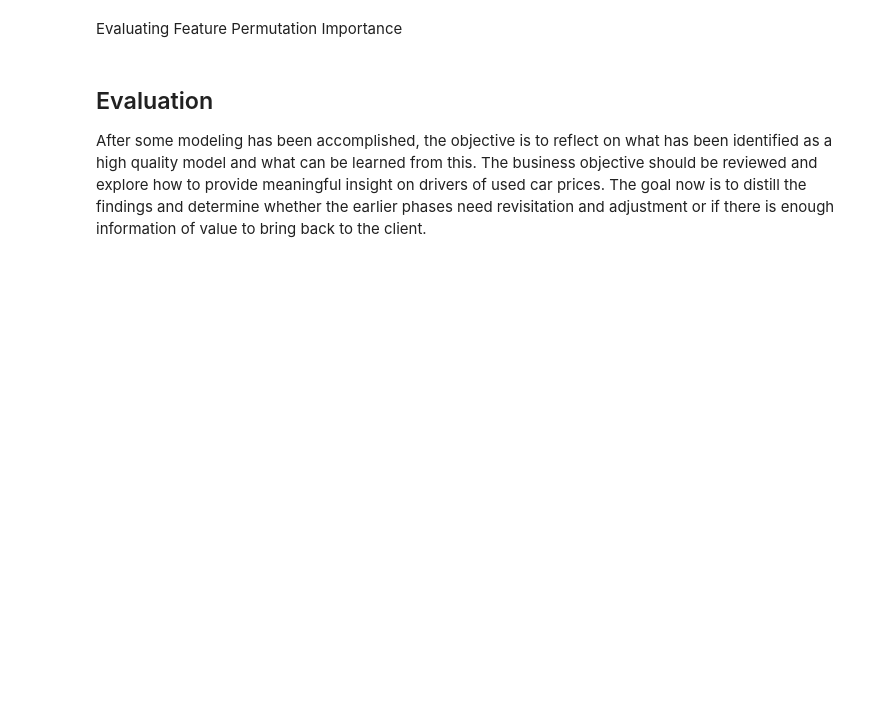
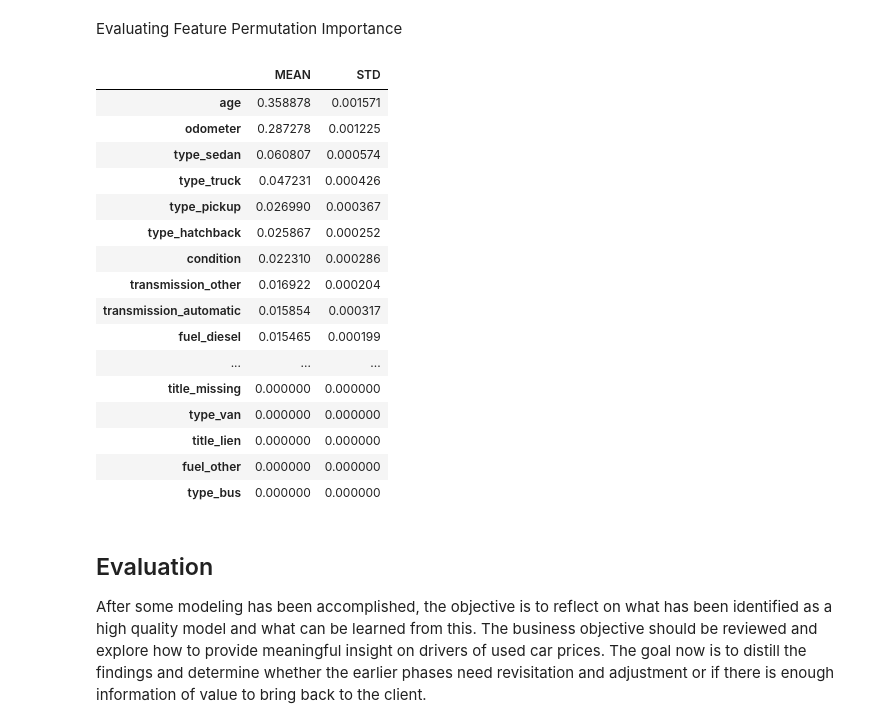
Before and after one commit to ricardoyepez01/assignment-11.1, a Jupyter notebook: ryepez_Module-11.ipynb, the cells around one changed output. Saved outputs shown, nothing was run; the diff lists cells and outputs as text; code cells hidden in the pictures; blank space fills up the shorter version.

```diff
--- a/ryepez_Module-11.ipynb
+++ b/ryepez_Module-11.ipynb
@@ -1380,8 +1387,26 @@ Evaluating Feature Permutation Importance
 lasso_fpi = permutation_importance(lasso_model, X_train, y_train, n_repeats=25, random_state=42)
 # %%
 lasso_imp = pd.DataFrame({'MEAN':lasso_fpi['importances_mean'],'STD':lasso_fpi['importances_std']},
-                              index=X_train.columns).sort_values(by=['MEAN'],ascending=False)
-lasso_imp
+                              index=X_train.columns)
+lasso_imp.sort_values(by=['MEAN'],ascending=False)
+# %% [output]
+|  | MEAN | STD |
+| age | 0.358878 | 0.001571 |
+| odometer | 0.287278 | 0.001225 |
+| type_sedan | 0.060807 | 0.000574 |
+| type_truck | 0.047231 | 0.000426 |
+| type_pickup | 0.026990 | 0.000367 |
+| type_hatchback | 0.025867 | 0.000252 |
+| condition | 0.022310 | 0.000286 |
+| transmission_other | 0.016922 | 0.000204 |
+| transmission_automatic | 0.015854 | 0.000317 |
+| fuel_diesel | 0.015465 | 0.000199 |
+| ... | ... | ... |
+| title_missing | 0.000000 | 0.000000 |
+| type_van | 0.000000 | 0.000000 |
+| title_lien | 0.000000 | 0.000000 |
+| fuel_other | 0.000000 | 0.000000 |
+| type_bus | 0.000000 | 0.000000 |
 # %% [markdown]
 ## Evaluation
 
```
Also changed, not shown: parts of 13 cells of this notebook, 2 other files.
